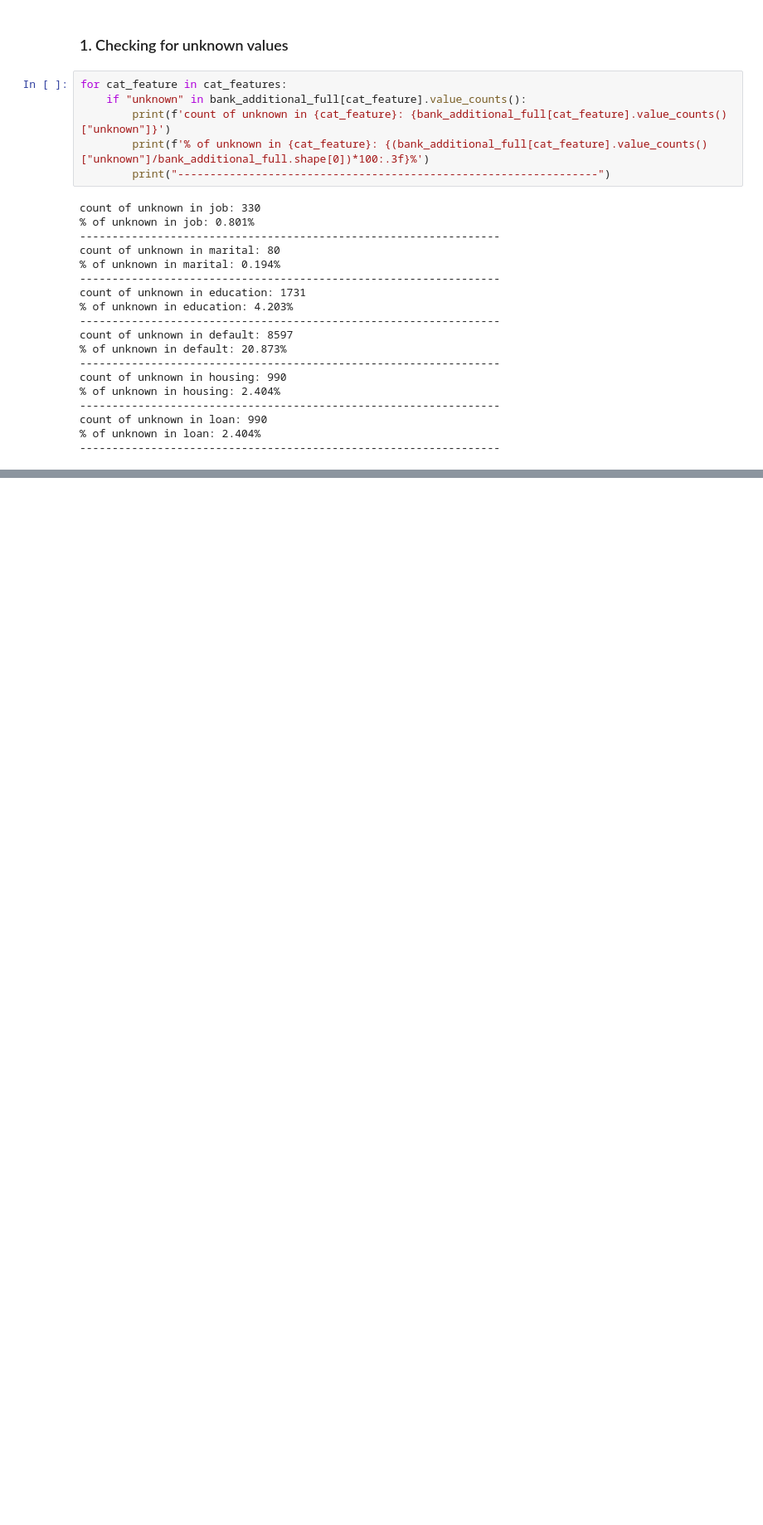
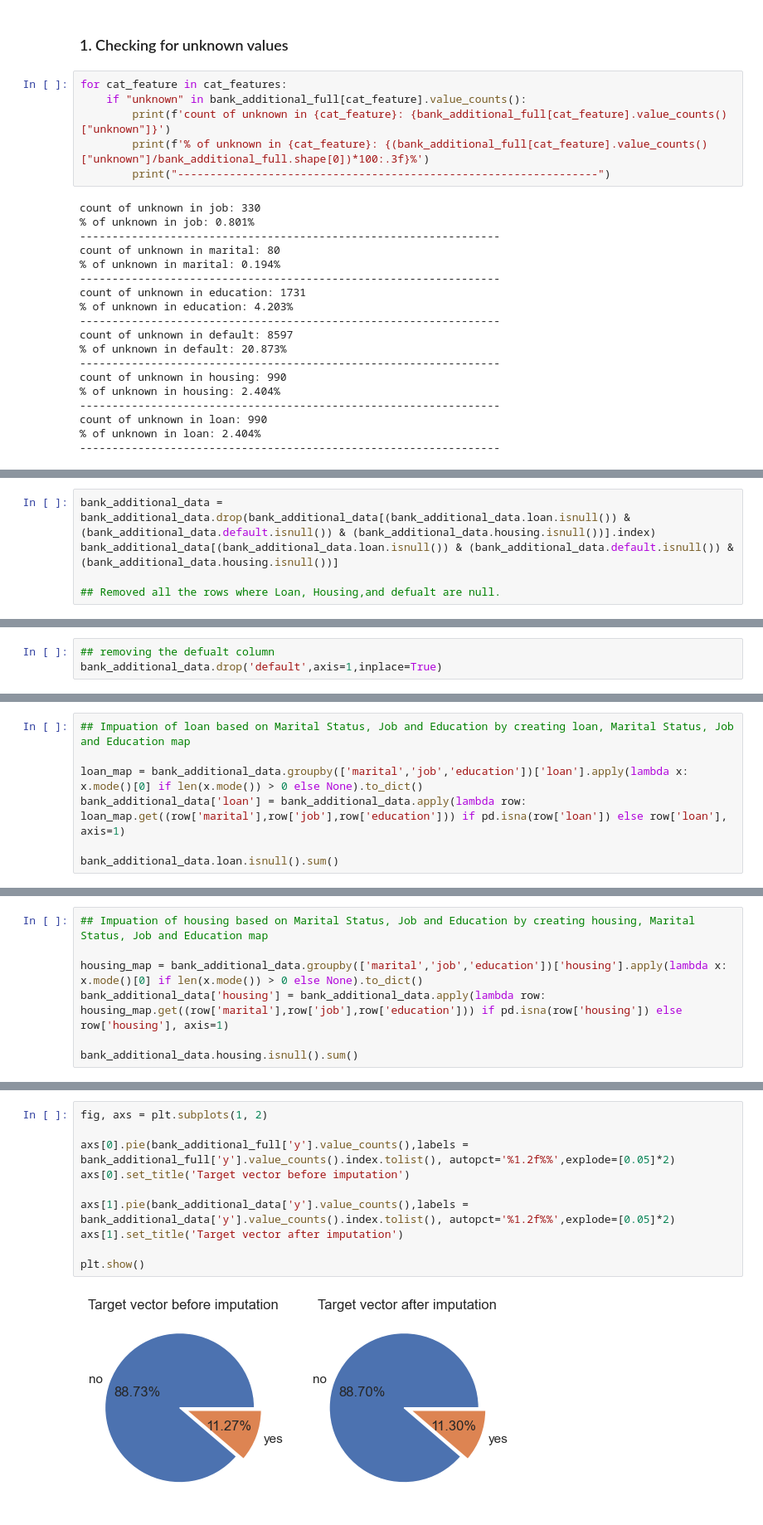
Before and after one commit to singhanuj695/Data-glacier-Group-Project, a Jupyter notebook: Yash_Week_9.ipynb, the cells around one changed output, grey strips where cells are left out. Shown: that part at 83% size. Drawn from its saved outputs; the diff is of its cells as text; blank space fills up the shorter version.

Commit message:
Mode imputation for missing values

```diff
--- a/Yash_Week_9.ipynb
+++ b/Yash_Week_9.ipynb
@@ -129,0 +303,5 @@ bank_additional_data = bank_additional_full.copy()
+# %%
+bank_additional_data = bank_additional_data.drop(bank_additional_data[(bank_additional_data.loan.isnull()) & (bank_additional_data.default.isnull()) & (bank_additional_data.housing.isnull())].index)
+bank_additional_data[(bank_additional_data.loan.isnull()) & (bank_additional_data.default.isnull()) & (bank_additional_data.housing.isnull())]
+
+## Removed all the rows where Loan, Housing,and defualt are null.
@@ -129,0 +341,3 @@ bank_additional_data = bank_additional_full.copy()
+# %%
+## removing the defualt column
+bank_additional_data.drop('default',axis=1,inplace=True)
@@ -129,0 +354,7 @@ bank_additional_data = bank_additional_full.copy()
+# %%
+## Impuation of loan based on Marital Status, Job and Education by creating loan, Marital Status, Job and Education map
+
+loan_map = bank_additional_data.groupby(['marital','job','education'])['loan'].apply(lambda x: x.mode()[0] if len(x.mode()) > 0 else None).to_dict()
+bank_additional_data['loan'] = bank_additional_data.apply(lambda row: loan_map.get((row['marital'],row['job'],row['education'])) if pd.isna(row['loan']) else row['loan'], axis=1)
+
+bank_additional_data.loan.isnull().sum()
@@ -129,0 +381,7 @@ bank_additional_data = bank_additional_full.copy()
+# %%
+## Impuation of housing based on Marital Status, Job and Education by creating housing, Marital Status, Job and Education map
+
+housing_map = bank_additional_data.groupby(['marital','job','education'])['housing'].apply(lambda x: x.mode()[0] if len(x.mode()) > 0 else None).to_dict()
+bank_additional_data['housing'] = bank_additional_data.apply(lambda row: housing_map.get((row['marital'],row['job'],row['education'])) if pd.isna(row['housing']) else row['housing'], axis=1)
+
+bank_additional_data.housing.isnull().sum()
@@ -129,0 +438,12 @@ bank_additional_data = bank_additional_full.copy()
+# %%
+fig, axs = plt.subplots(1, 2)
+
+axs[0].pie(bank_additional_full['y'].value_counts(),labels = bank_additional_full['y'].value_counts().index.tolist(), autopct='%1.2f%%',explode=[0.05]*2)
+axs[0].set_title('Target vector before imputation')
+
+axs[1].pie(bank_additional_data['y'].value_counts(),labels = bank_additional_data['y'].value_counts().index.tolist(), autopct='%1.2f%%',explode=[0.05]*2)
+axs[1].set_title('Target vector after imputation')
+
+plt.show()
+# %% [output]
+[figure, added]
```
Also changed, not shown: parts of 37 cells of this notebook.
